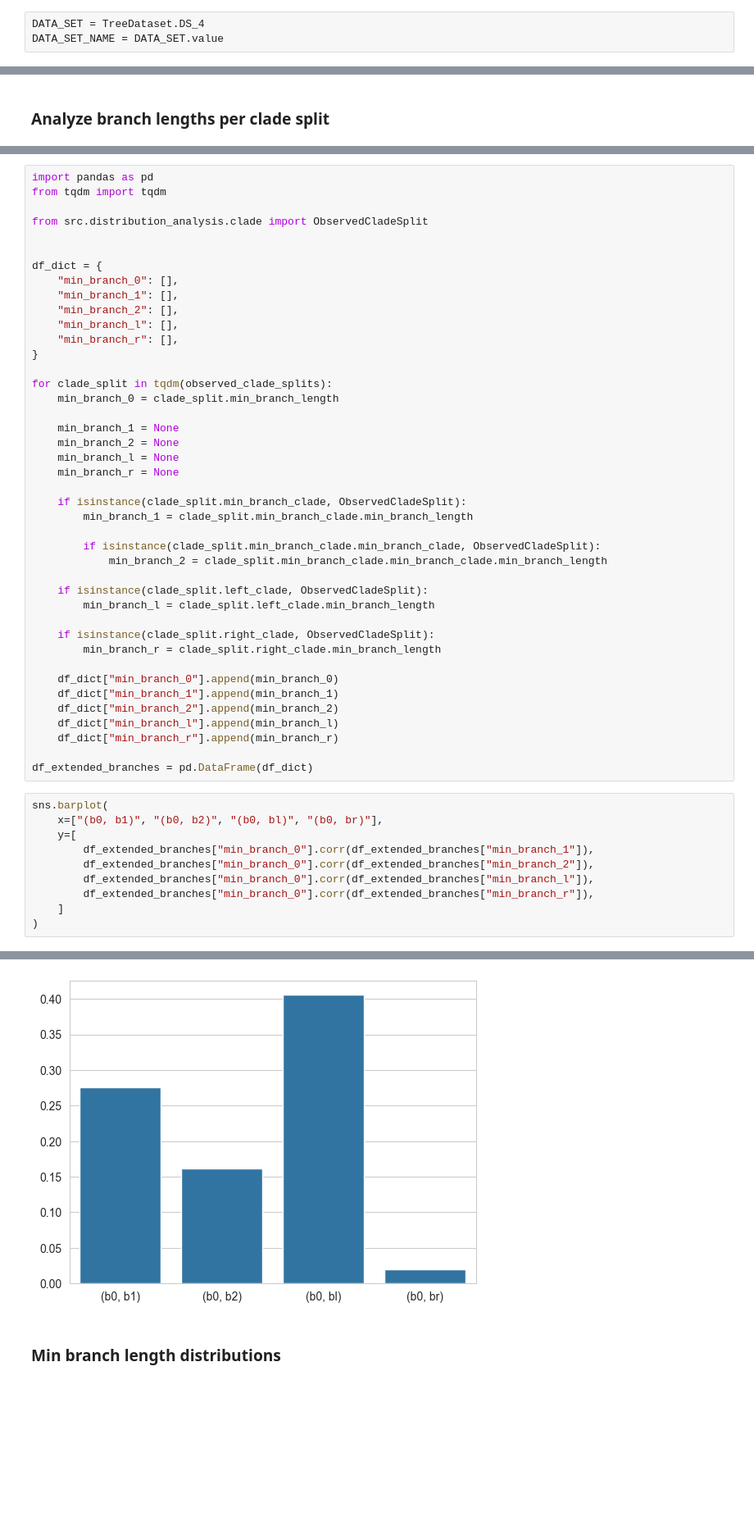
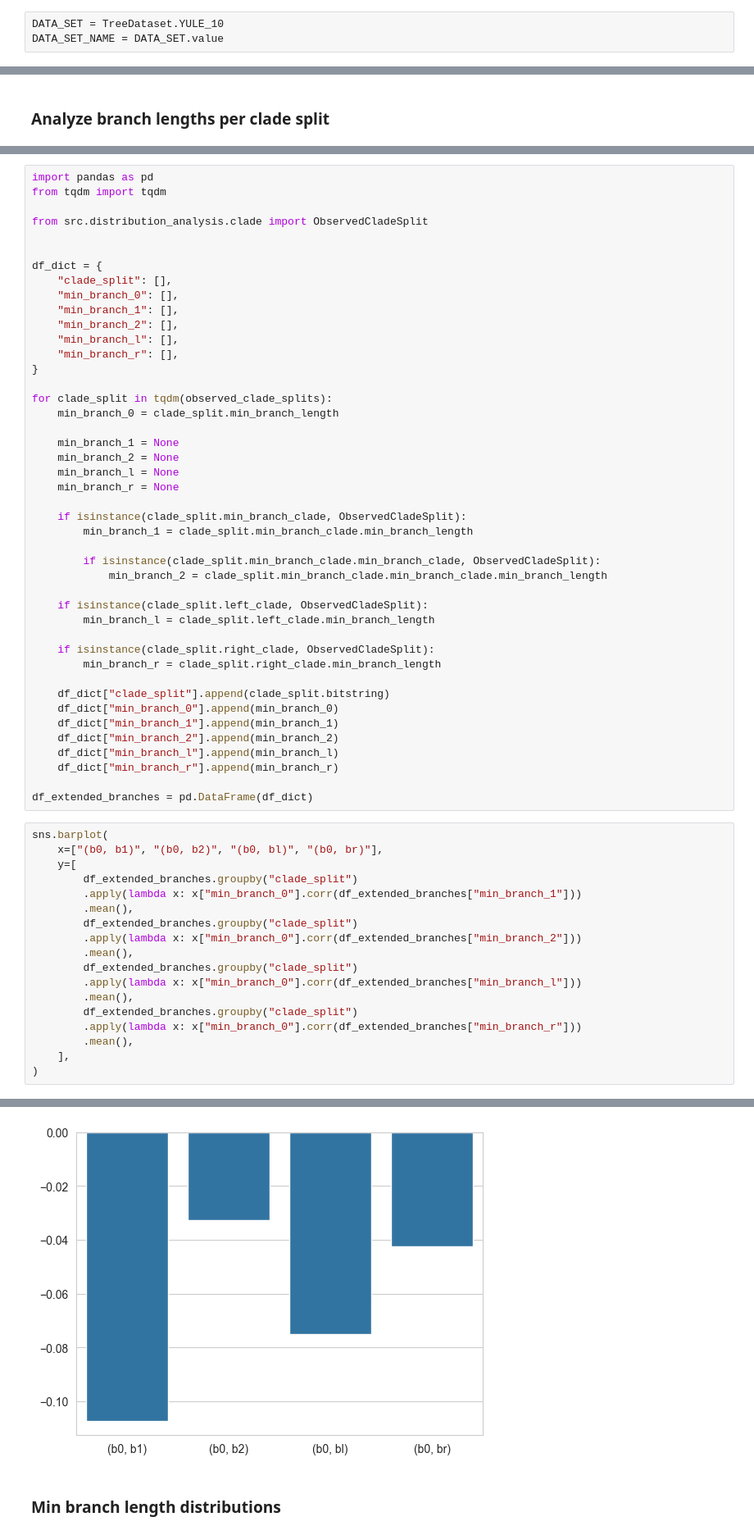
Before and after one commit to tochsner/ccd-validation, a Jupyter notebook: src/distribution_analysis/analyze_branch_lengths.ipynb, the cells around one changed output, grey strips where cells are left out. Shown: that part at 82% size. Drawn from its saved outputs; the diff is of its cells as text; blank space fills up the shorter version.

```diff
--- a/src/distribution_analysis/analyze_branch_lengths.ipynb
+++ b/src/distribution_analysis/analyze_branch_lengths.ipynb
@@ -13,7 +13,7 @@ warnings.filterwarnings('ignore')
 
 sns.set_style("whitegrid")
 # %%
-DATA_SET = TreeDataset.DS_4
+DATA_SET = TreeDataset.YULE_10
 DATA_SET_NAME = DATA_SET.value
 # %% [markdown]
 ### Load trees
@@ -88,6 +90,7 @@ from src.distribution_analysis.clade import ObservedCladeSplit
 
 
 df_dict = {
+    "clade_split": [],
     "min_branch_0": [],
     "min_branch_1": [],
     "min_branch_2": [],
@@ -115,6 +118,7 @@ for clade_split in tqdm(observed_clade_splits):
     if isinstance(clade_split.right_clade, ObservedCladeSplit):
         min_branch_r = clade_split.right_clade.min_branch_length
 
+    df_dict["clade_split"].append(clade_split.bitstring)
     df_dict["min_branch_0"].append(min_branch_0)
     df_dict["min_branch_1"].append(min_branch_1)
     df_dict["min_branch_2"].append(min_branch_2)
@@ -125,16 +129,24 @@ df_extended_branches = pd.DataFrame(df_dict)
 # %%
 sns.barplot(
     x=["(b0, b1)", "(b0, b2)", "(b0, bl)", "(b0, br)"],
     y=[
-        df_extended_branches["min_branch_0"].corr(df_extended_branches["min_branch_1"]),
-        df_extended_branches["min_branch_0"].corr(df_extended_branches["min_branch_2"]),
-        df_extended_branches["min_branch_0"].corr(df_extended_branches["min_branch_l"]),
-        df_extended_branches["min_branch_0"].corr(df_extended_branches["min_branch_r"]),
-    ]
+        df_extended_branches.groupby("clade_split")
+        .apply(lambda x: x["min_branch_0"].corr(df_extended_branches["min_branch_1"]))
+        .mean(),
+        df_extended_branches.groupby("clade_split")
+        .apply(lambda x: x["min_branch_0"].corr(df_extended_branches["min_branch_2"]))
+        .mean(),
+        df_extended_branches.groupby("clade_split")
+        .apply(lambda x: x["min_branch_0"].corr(df_extended_branches["min_branch_l"]))
+        .mean(),
+        df_extended_branches.groupby("clade_split")
+        .apply(lambda x: x["min_branch_0"].corr(df_extended_branches["min_branch_r"]))
+        .mean(),
+    ],
 )
 # %% [output]
 <Axes: >
-[figure, old version]
+[figure, new version]
 # %% [markdown]
 ### Min branch length distributions
 # %%
```
Also changed, not shown: parts of 5 cells of this notebook, 2 other files.
